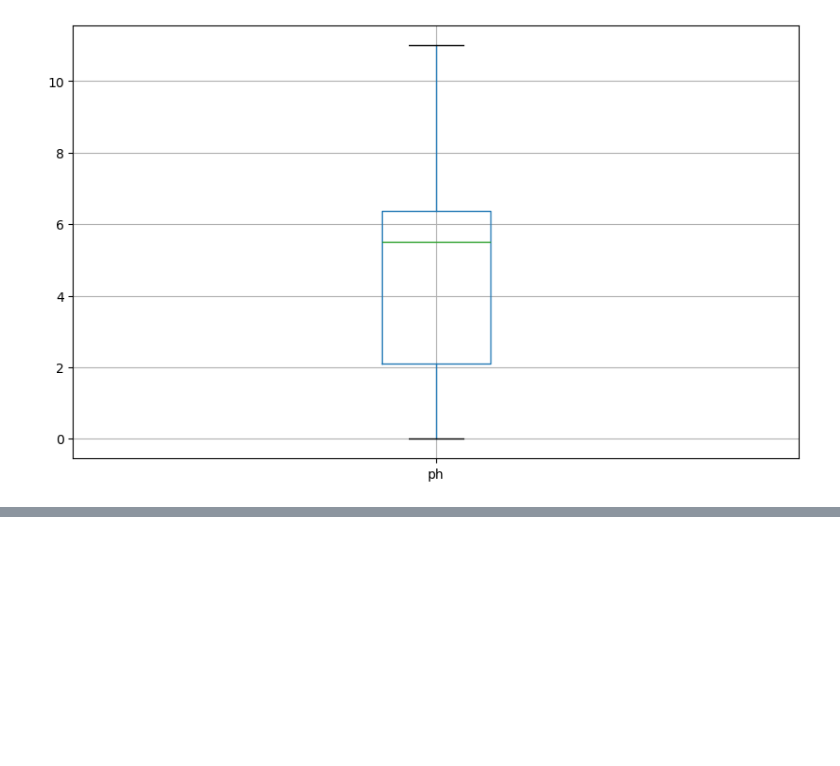
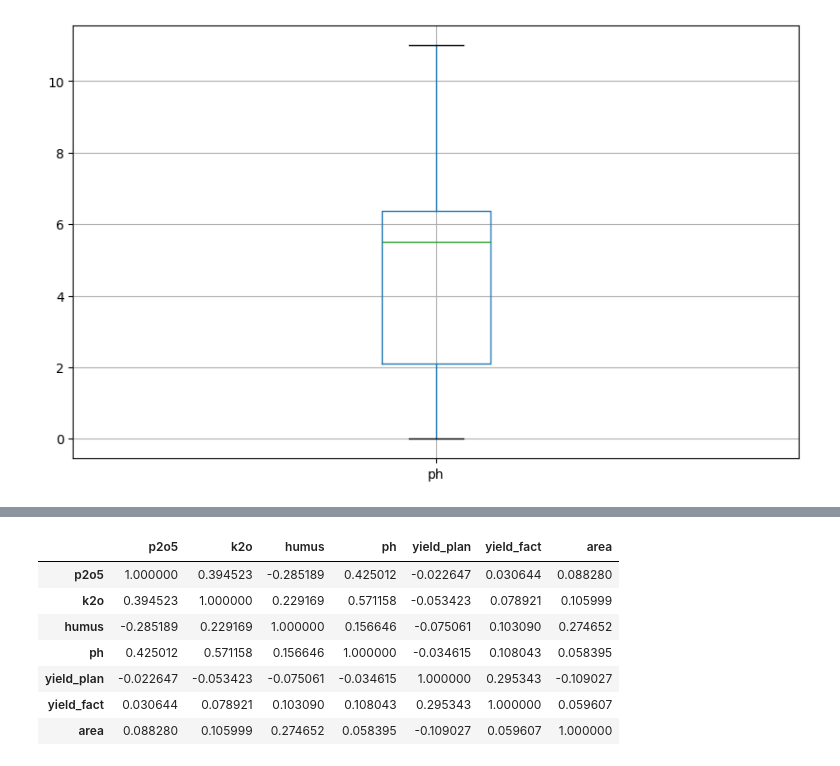
Before and after one commit to VladSunny/DANO_EKONIVA, a Jupyter notebook: notebooks/searchForHypotheses.ipynb, the cells around one changed output, grey strips where cells are left out. Saved outputs shown, nothing was run; the diff lists cells and outputs as text; code cells hidden in the pictures; blank space fills up the shorter version.

```diff
--- a/notebooks/searchForHypotheses.ipynb
+++ b/notebooks/searchForHypotheses.ipynb
@@ -133 +140,12 @@ AttributeError: module 'matplotlib.cm' has no attribute 'register_cmap'
+# %%
+cleaned_df[['p2o5', 'k2o', 'humus', 'ph', 'yield_plan', 'yield_fact', 'area']].corr()
+# %% [output]
+|  | p2o5 | k2o | humus | ph | yield_plan | yield_fact | area |
+| p2o5 | 1.000000 | 0.394523 | -0.285189 | 0.425012 | -0.022647 | 0.030644 | 0.088280 |
+| k2o | 0.394523 | 1.000000 | 0.229169 | 0.571158 | -0.053423 | 0.078921 | 0.105999 |
+| humus | -0.285189 | 0.229169 | 1.000000 | 0.156646 | -0.075061 | 0.103090 | 0.274652 |
+| ph | 0.425012 | 0.571158 | 0.156646 | 1.000000 | -0.034615 | 0.108043 | 0.058395 |
+| yield_plan | -0.022647 | -0.053423 | -0.075061 | -0.034615 | 1.000000 | 0.295343 | -0.109027 |
+| yield_fact | 0.030644 | 0.078921 | 0.103090 | 0.108043 | 0.295343 | 1.000000 | 0.059607 |
+| area | 0.088280 | 0.105999 | 0.274652 | 0.058395 | -0.109027 | 0.059607 | 1.000000 |
 # %%
```
Also changed, not shown: parts of 3 cells of this notebook.
